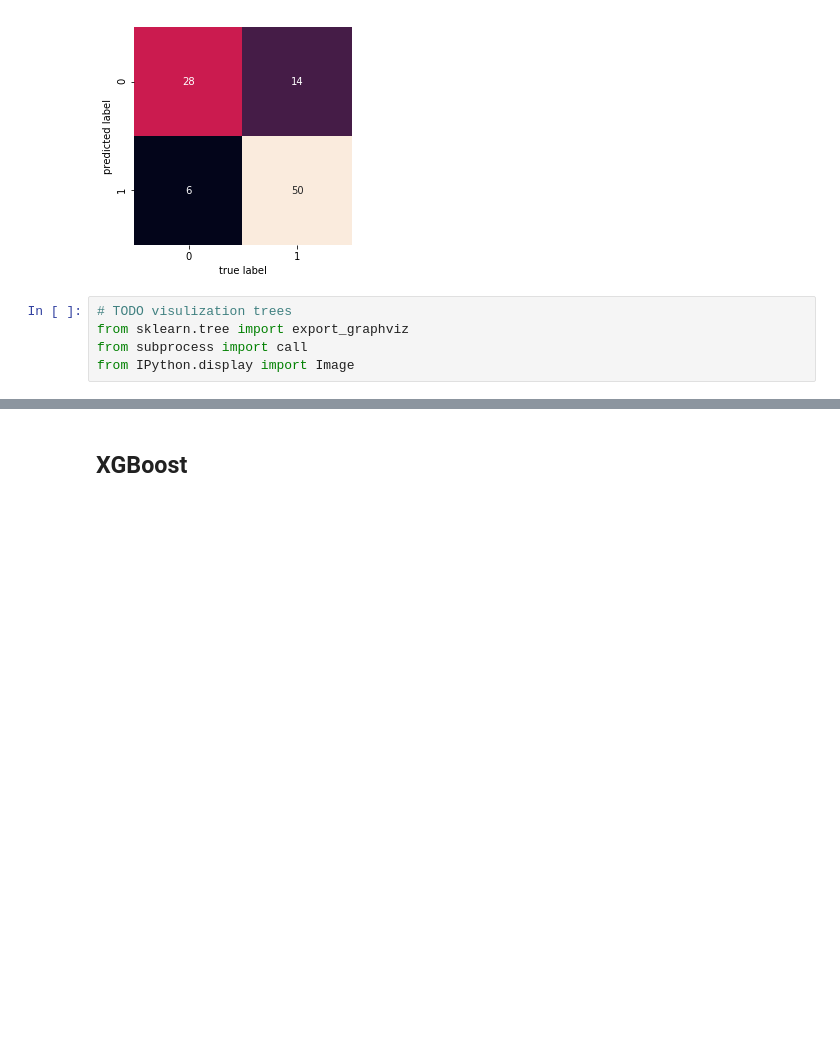
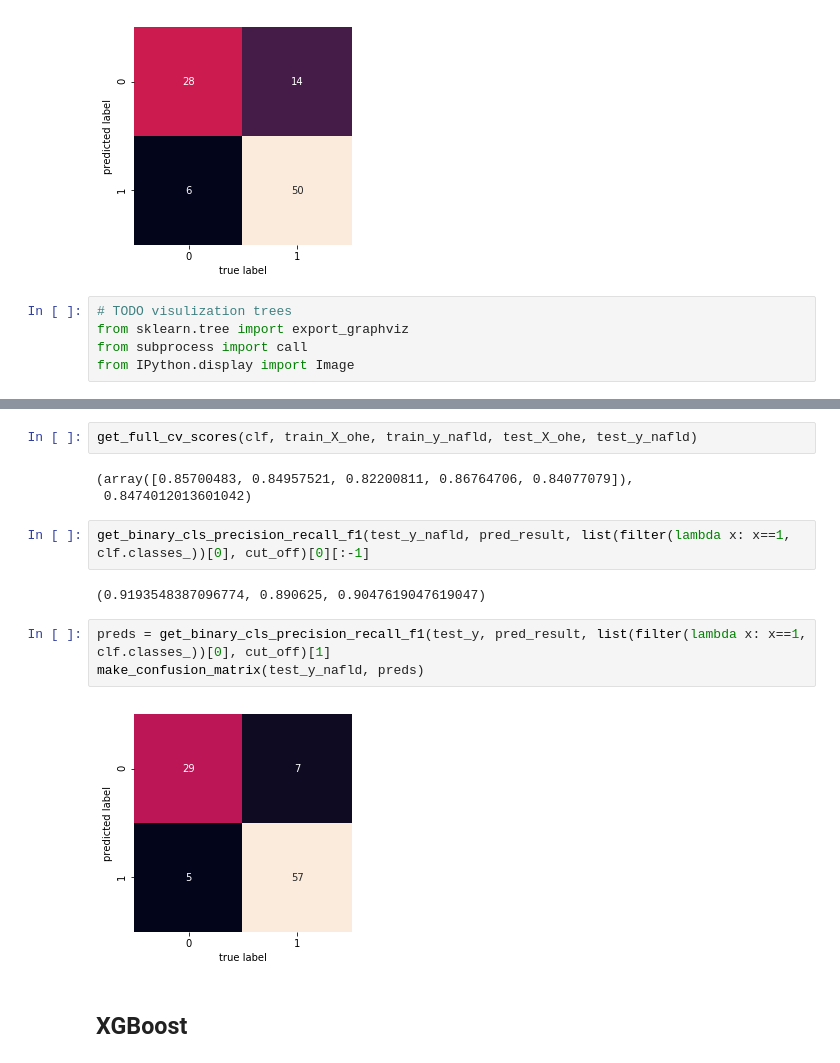
Before and after one commit to mayinghan/NAFLD, a Jupyter notebook: data_analysis.ipynb, the cells around one changed output, grey strips where cells are left out. Cells and saved outputs as stored; diff of their text form; blank space fills up the shorter version.

```diff
--- a/data_analysis.ipynb
+++ b/data_analysis.ipynb
@@ -267,3 +331,17 @@ from IPython.display import Image
+# %%
+get_full_cv_scores(clf, train_X_ohe, train_y_nafld, test_X_ohe, test_y_nafld)
+# %% [output]
+(array([0.85700483, 0.84957521, 0.82200811, 0.86764706, 0.84077079]),
+ 0.8474012013601042)
+# %%
+get_binary_cls_precision_recall_f1(test_y_nafld, pred_result, list(filter(lambda x: x==1, clf.classes_))[0], cut_off)[0][:-1]
+# %% [output]
+(0.9193548387096774, 0.890625, 0.9047619047619047)
+# %%
+preds = get_binary_cls_precision_recall_f1(test_y, pred_result, list(filter(lambda x: x==1, clf.classes_))[0], cut_off)[1]
+make_confusion_matrix(test_y_nafld, preds)
+# %% [output]
+[figure, added]
 # %% [markdown]
 ## XGBoost
 # %% [markdown]
```
Also changed, not shown: parts of 13 cells of this notebook, 1 other file.
